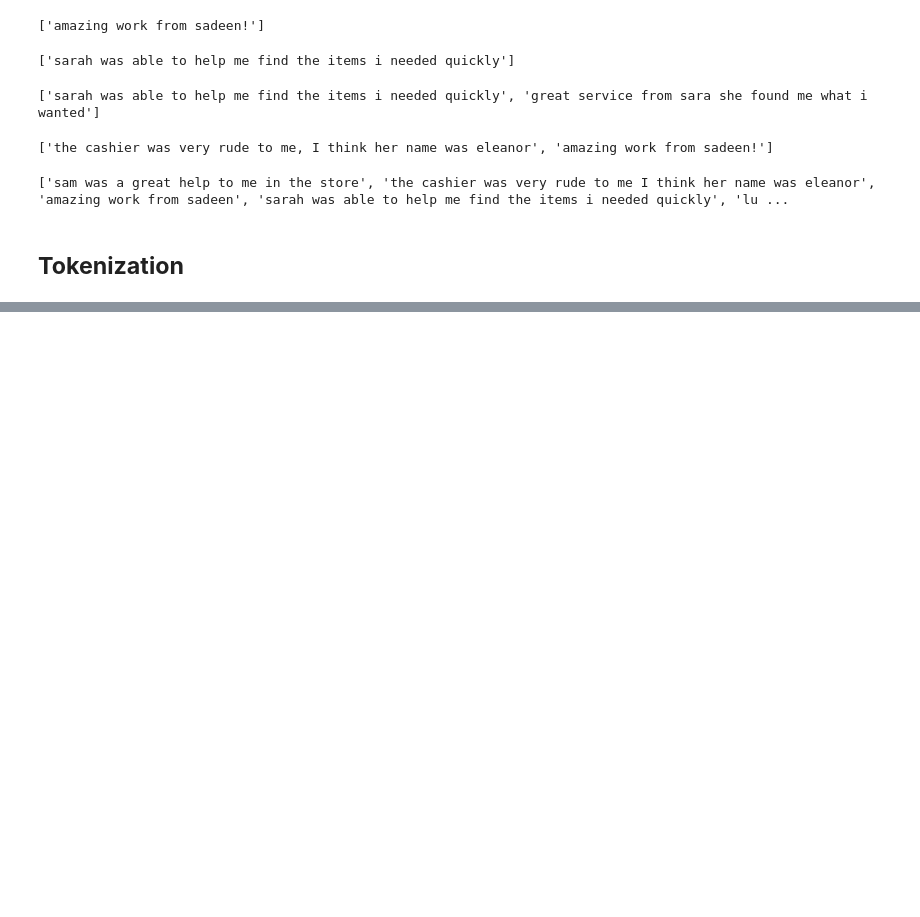
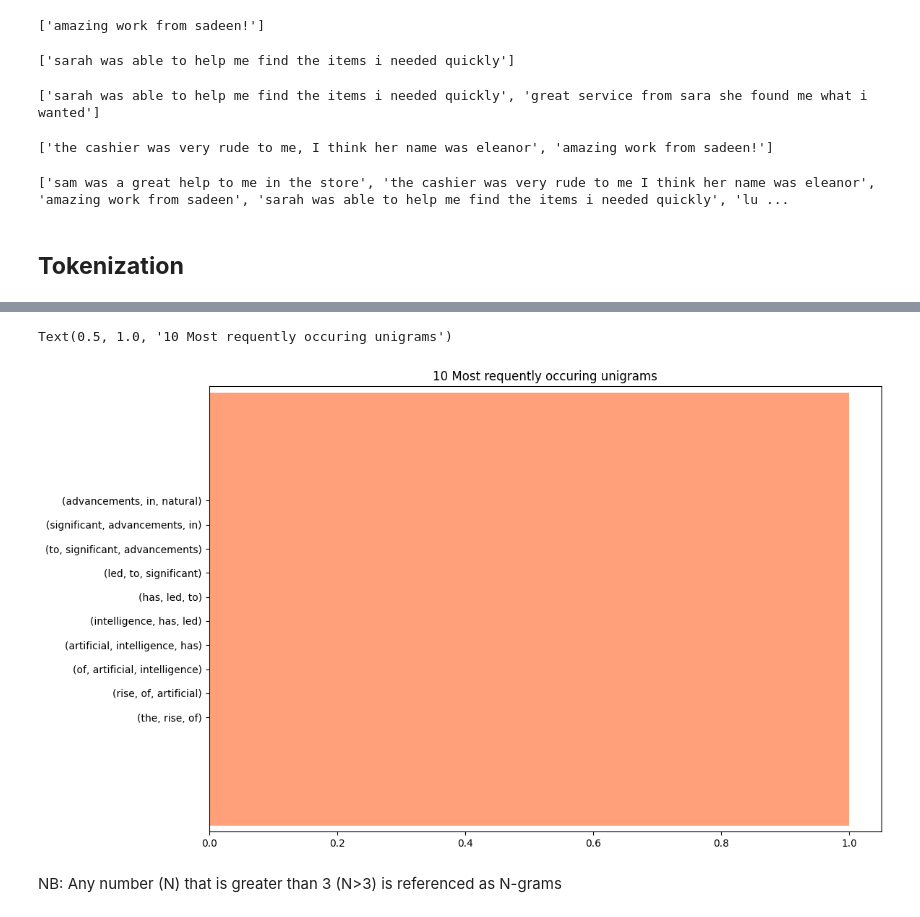
Before and after one commit to richmond003/NLPs, a Jupyter notebook: preprocessing.ipynb, the cells around one changed output, grey strips where cells are left out. Cells and saved outputs as stored; diff of their text form; code cells hidden in the pictures; blank space fills up the shorter version.

```diff
--- a/preprocessing.ipynb
+++ b/preprocessing.ipynb
@@ -156,0 +346,3 @@ print(review_lst)
+# %%
+trigrams = (pd.Series(nltk.ngrams(tokens, 3)).value_counts())
+trigrams
@@ -156,0 +362,8 @@ print(review_lst)
+# %%
+trigrams[:10].sort_values().plot.barh(color="lightsalmon", width=9, figsize=(12,8))
+plt.title("10 Most requently occuring unigrams")
+# %% [output]
+Text(0.5, 1.0, '10 Most requently occuring unigrams')
+[figure, added]
+# %% [markdown]
+NB: Any number (N) that is greater than 3 (N>3) is referenced as N-grams
```
Also changed, not shown: parts of 29 cells of this notebook, 4 other files.
